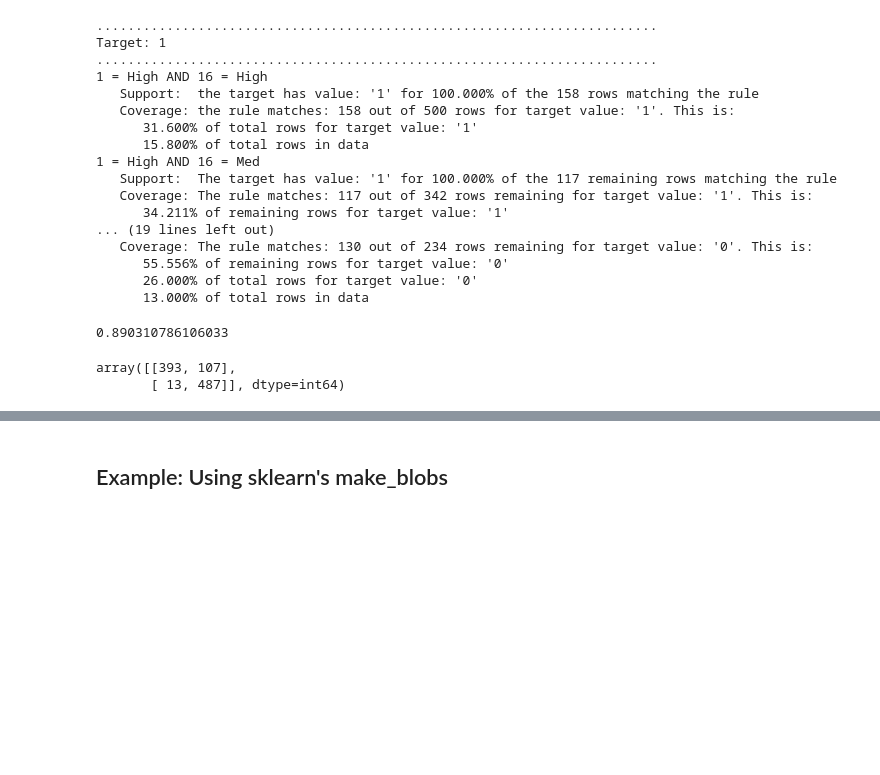
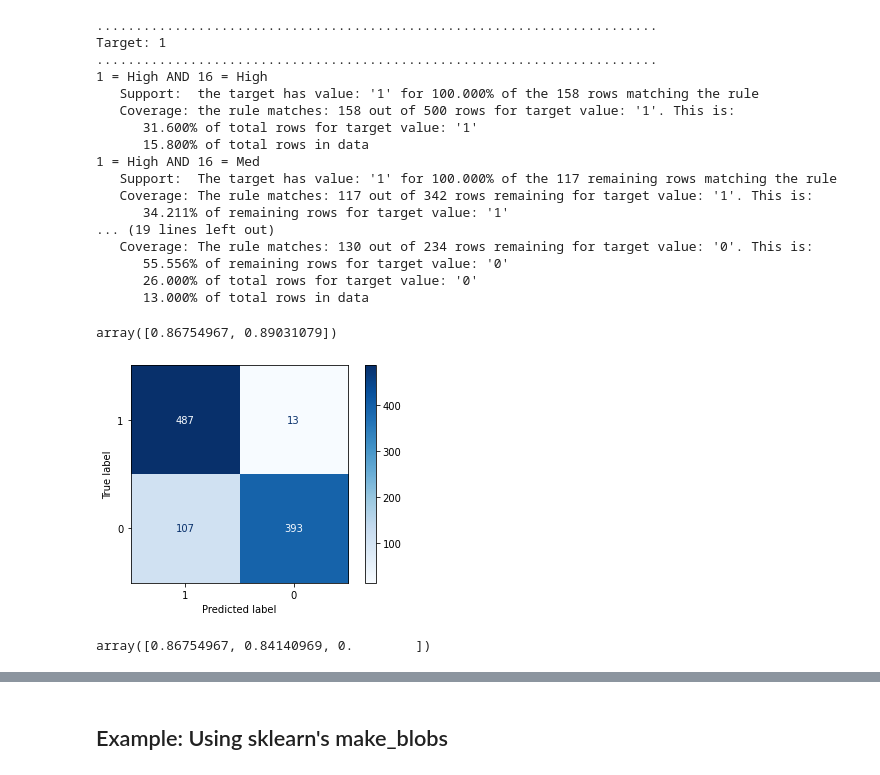
Before and after one commit to Brett-Kennedy/PRISM-Rules, a Jupyter notebook: Examples/PRISM Rules Examples.ipynb, the cells around one changed output, grey strips where cells are left out. Saved outputs shown, nothing was run; the diff lists cells and outputs as text; code cells hidden in the pictures; blank space fills up the shorter version.

```diff
--- a/Examples/PRISM Rules Examples.ipynb
+++ b/Examples/PRISM Rules Examples.ipynb
@@ -96,13 +132,24 @@ Target: 1
       55.556% of remaining rows for target value: '0'
       26.000% of total rows for target value: '0'
       13.000% of total rows in data
-# %%
-y_pred = prism.predict(df.drop(columns=['Y']))
-f1_score(df['Y'], y_pred)
-# %% [output]
-0.890310786106033
-# %%
-confusion_matrix(df['Y'], y_pred)
-# %% [output]
-array([[393, 107],
-       [ 13, 487]], dtype=int64)
+# %%
+y_pred = prism.predict(df.drop(columns=['Y']))
+f1_score(df['Y'], y_pred, average=None)
+# %% [output]
+array([0.86754967, 0.89031079])
+# %%
+labels = y_pred.unique()
+cm = confusion_matrix(df['Y'], y_pred, labels=labels)
+disp = ConfusionMatrixDisplay(confusion_matrix=cm, display_labels=labels)
+disp.plot(cmap='Blues')
+plt.show()
+# %% [output]
+[figure, added]
+# %%
+# This is another example setting leave_unkown to True.
+
+y_pred = prism.predict(df.drop(columns=['Y']), leave_unknown=True)
+y_pred = y_pred.map({"0.0": "0", "1.0": "1", "NO PREDICTION": "NO PREDICTION"})
+f1_score(df['Y'].astype(str), y_pred.astype(str), average=None)
+# %% [output]
+array([0.86754967, 0.84140969, 0.        ])
```
Also changed, not shown: parts of 25 cells of this notebook.
